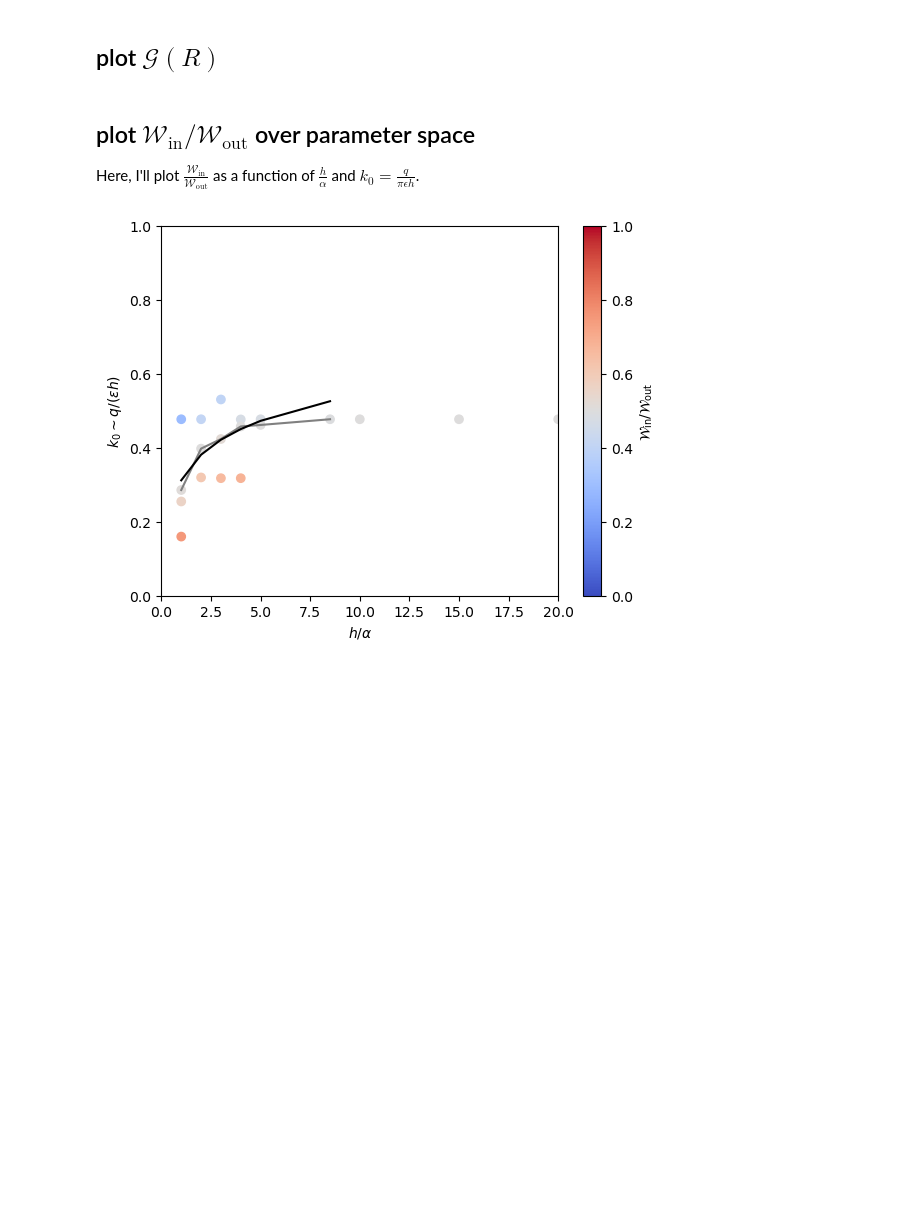
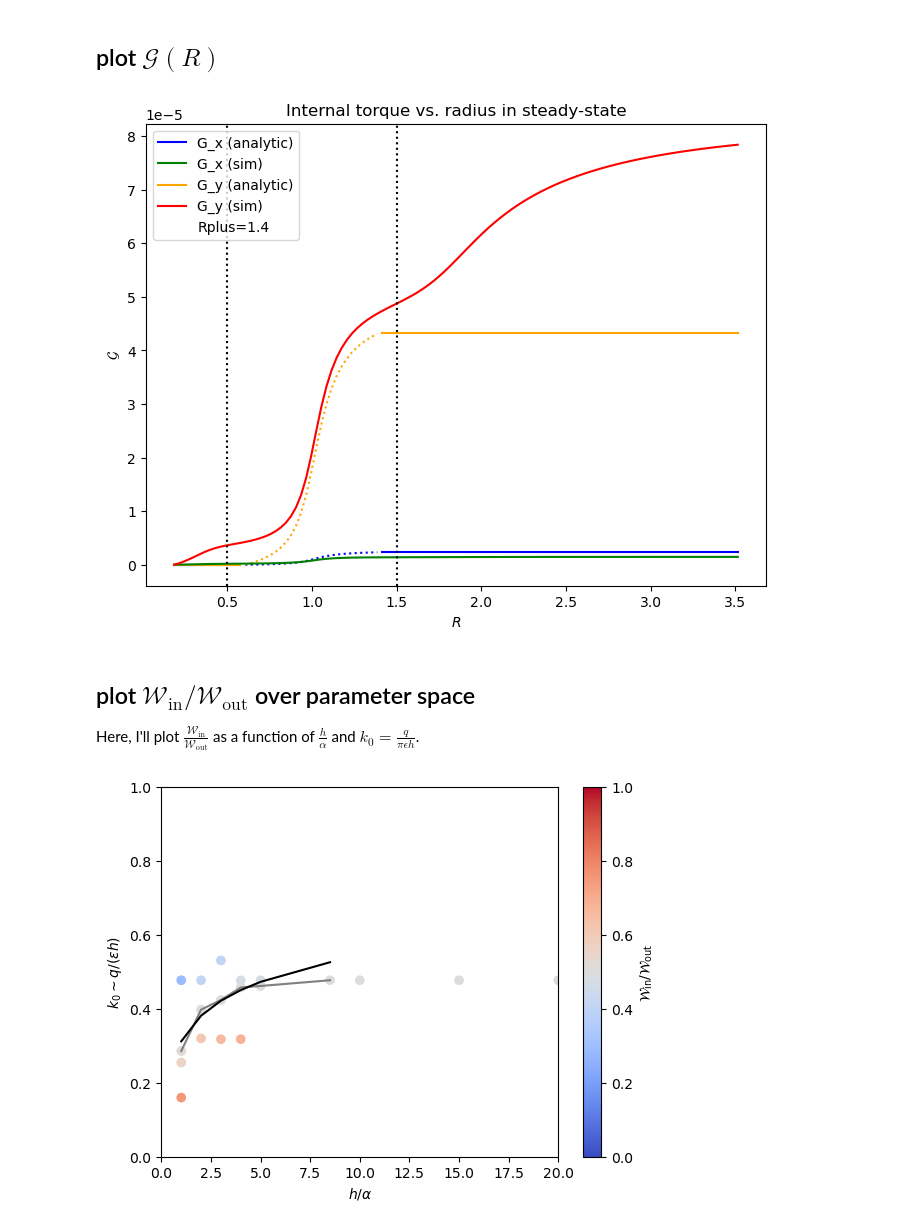
Before and after one commit to Jupiter1994/warped-disks, a Jupyter notebook: reduced-eqs-analytic-soln.ipynb, the cells around one changed output. Cells and saved outputs as stored; diff of their text form; code cells hidden in the pictures; blank space fills up the shorter version.

```diff
--- a/reduced-eqs-analytic-soln.ipynb
+++ b/reduced-eqs-analytic-soln.ipynb
@@ -172,7 +263,7 @@ plt.show()
 # %% [markdown]
 ## plot $\mathcal{G}(R)$
 # %%
-def Gmid(R):
+def Gmid(R, use_gap):
     '''
     Compute G(R) in the middle region; i.e., the planet's
     region of influence (R_minus < R < R_plus).
@@ -181,16 +272,24 @@ def Gmid(R):
 
     k = ycoord(Rplus)
     y = ycoord(R)
-    return (1j/2) * h * Win*np.sinh(y+k)
+    if use_gap: # GM_* = 1
+        return (1j/2) * Sigma(a,use_gap) * scaleHeight(a) * Win*np.sinh(y+k)
+    else: # Sigma0 = GM_* = a = 1
+        return (1j/2) * h * Win*np.sinh(y+k)
 
-def Gouter(R):
+def Gouter(R, use_gap):
     '''
     Compute G(R) in the outer region (i.e., R > R_plus).
 
     '''
 
-    k = ycoord(Rplus)
-    return (1j/2) * h * Win*np.sinh(2*k)
+    # k = ycoord(Rplus)
+    # if use_gap:
+    #     return ...
+    # else:
+    #     return (1j/2) * h * Win*np.sinh(2*k) # Sigma0 = GM_* = a = 1
+
+    return np.zeros(R.shape) + Gmid(Rplus, use_gap)
 # %%
 # spatial domain
 Rmin = 0.5
@@ -199,39 +298,56 @@ DeltaR = .01 # 0.03
 num_Rs = (int) ((Rmax - Rmin) / DeltaR) + 1
 
 # stagger W and G in the R domain
-Rs_torque = Rs_torque_ss.copy()
+Rs_torque = Rs_torque_ss.real.copy()
 
 Rs_inner = Rs_torque[Rs_torque < Rminus]
 Rs_outer = Rs_torque[Rs_torque > Rplus]
 Rs_mid = Rs_torque[(Rs_torque > Rminus) & (Rs_torque < Rplus)]
 # %%
+fig, ax = plt.subplots(figsize=(8,6))
+
 plt.plot(Rs_inner, np.zeros(Rs_inner.shape), color="blue", ls='-')
 plt.plot(Rs_inner, np.zeros(Rs_inner.shape), color="orange", ls='-')
 
-plt.plot(Rs_mid, Gmid(Rs_mid).real, color="blue", ls=':')
-plt.plot(Rs_mid, Gmid(Rs_mid).imag, color="orange", ls=':')
+plt.plot(Rs_mid, Gmid(Rs_mid, use_gap).real, color="blue", ls=':')
+plt.plot(Rs_mid, Gmid(Rs_mid, use_gap).imag, color="orange", ls=':')
 
-plt.plot(Rs_outer, np.zeros(Rs_outer.shape) + Gouter(Rs_outer).real, color="blue", ls='-', label="G_x (analytic)")
-plt.plot(Rs_outer, np.zeros(Rs_outer.shape) + Gouter(Rs_outer).imag, color="orange", ls='-', label="G_y (analytic)")
+if load_data:
+    plt.plot(Rs_outer, Gouter(Rs_outer, use_gap).real, color="blue", ls='-', label="G_x (analytic)")
+    plt.plot(Rs_torque_ss, Gs_ss.real, color="green", label="G_x (sim)")
+    plt.plot(Rs_outer, Gouter(Rs_outer, use_gap).imag, color="orange", ls='-', label="G_y (analytic)")
+    plt.plot(Rs_torque_ss, Gs_ss.imag, color="red", label="G_y (sim)")
+else:
+    plt.plot(Rs_outer, Gouter(Rs_outer, use_gap).real, color="blue", ls='-', label="G_x (analytic)")
+    plt.plot(Rs_outer, Gouter(Rs_outer, use_gap).imag, color="orange", ls='-', label="G_y (analytic)")
 
-plt.plot(Rs_torque_ss, Gs_ss.real, color="green", label="G_x (sim)")
-plt.plot(Rs_torque_ss, Gs_ss.imag, color="red", label="G_y (sim)")
+if use_gap:
+    R_a, R_b = 0.5, 1.5
+    ax.vlines([R_a,R_b], 0, 1, transform=ax.get_xaxis_transform(), \
+                  color="black", linestyle=":")#, label="Gap edges")
 
 plt.scatter([],[], s=0, label="Rplus=" + str(Rplus))
 
 plt.title(r"Internal torque vs. radius in steady-state")
 plt.xlabel(r"$R$")
 plt.ylabel(r"$\mathcal{G}$")
 plt.legend()
 
 save_figs = True
 if save_figs:
-    filepath = "Figures/G_analytic_alpha=" + str(alpha) + \
-    ",h=" + str(cs) + ",Mp=" + str(Mp) + ",eps=" +str(soft_term) +\
-        ",Rmax=" + str(Rmax) + ",Rplus=" + str(Rplus) + ".png"
+    if use_gap:
+        filepath = "Figures/gapped-G_analytic_alpha=" + str(alpha) + \
+        ",h=" + str(cs) + ",Mp=" + str(Mp) + ",eps=" +str(soft_term) +\
+            ",Rmax=" + str(Rmax) + ",Rplus=" + str(Rplus) + ".png"
+    else:
+        filepath = "Figures/G_analytic_alpha=" + str(alpha) + \
+        ",h=" + str(cs) + ",Mp=" + str(Mp) + ",eps=" +str(soft_term) +\
+            ",Rmax=" + str(Rmax) + ",Rplus=" + str(Rplus) + ".png"
     plt.savefig(filepath)
 
 plt.show()
+# %% [output]
+[figure, added]
 # %% [markdown]
 ## plot $\mathcal{W}_\text{in}/\mathcal{W}_\text{out}$ over parameter space
 
```
Also changed, not shown: parts of 13 cells of this notebook, 2 other files.
